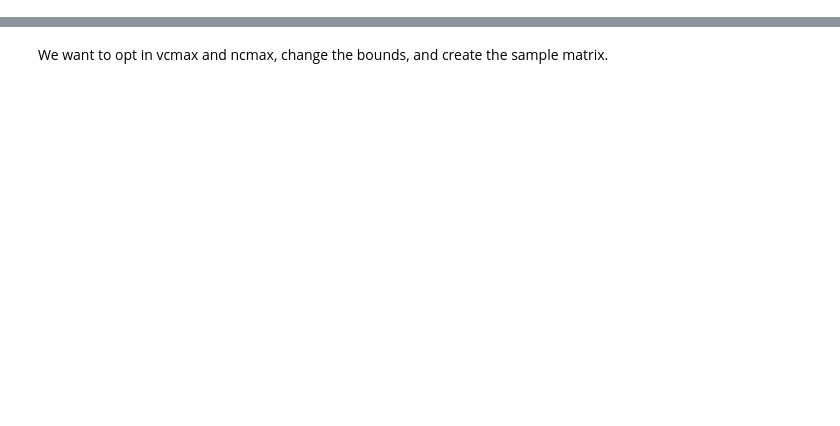
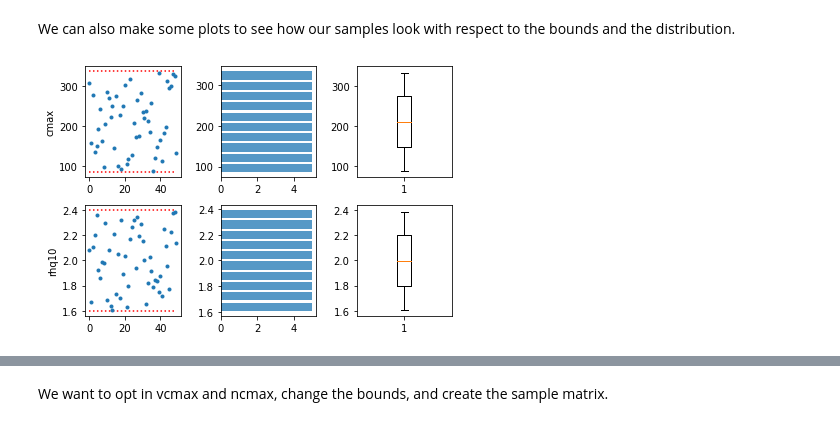
Before and after one commit to uaf-arctic-eco-modeling/dvm-dos-tem, a Jupyter notebook: scripts/Docker-sensitivity-workflow.ipynb, the cells around one changed output, grey strips where cells are left out. Cells and saved outputs as stored; diff of their text form; code cells hidden in the pictures; blank space fills up the shorter version.

Commit message:
large refactor of Docker-sensitivity-workflow notebook to match previous commit.

```diff
--- a/scripts/Docker-sensitivity-workflow.ipynb
+++ b/scripts/Docker-sensitivity-workflow.ipynb
@@ -44,0 +39,3 @@ driver = Sensitivity.SensitivityDriver(param_specs, sample_N=7)
+# %%
+driver = Sensitivity.SensitivityDriver()
+print(driver.info())
@@ -44,0 +83,6 @@ driver = Sensitivity.SensitivityDriver(param_specs, sample_N=7)
+# %% [markdown]
+We can also make some plots to see how our samples look with respect to the bounds and the distribution.
+# %%
+driver.plot_sensitivity_matrix()
+# %% [output]
+[figure, added]
```
Also changed, not shown: parts of 42 cells of this notebook, 1 other file.
